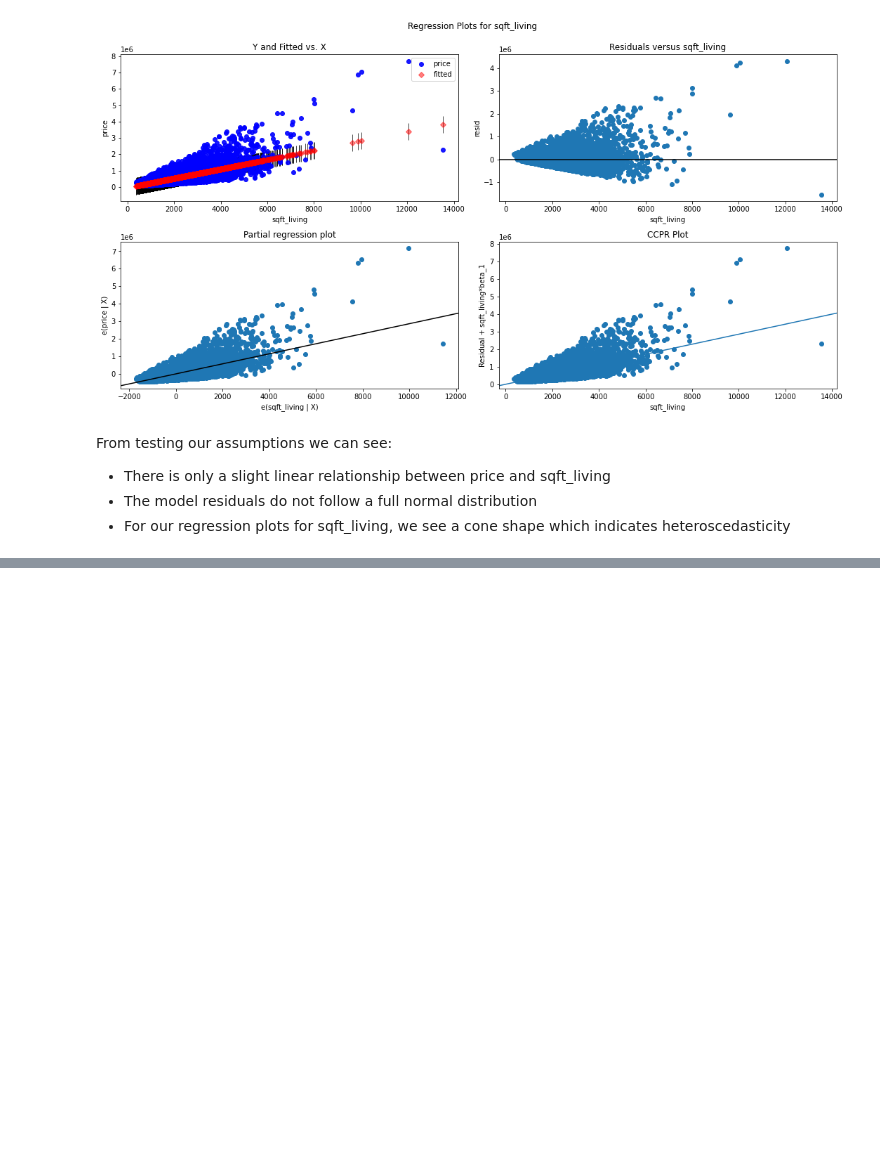
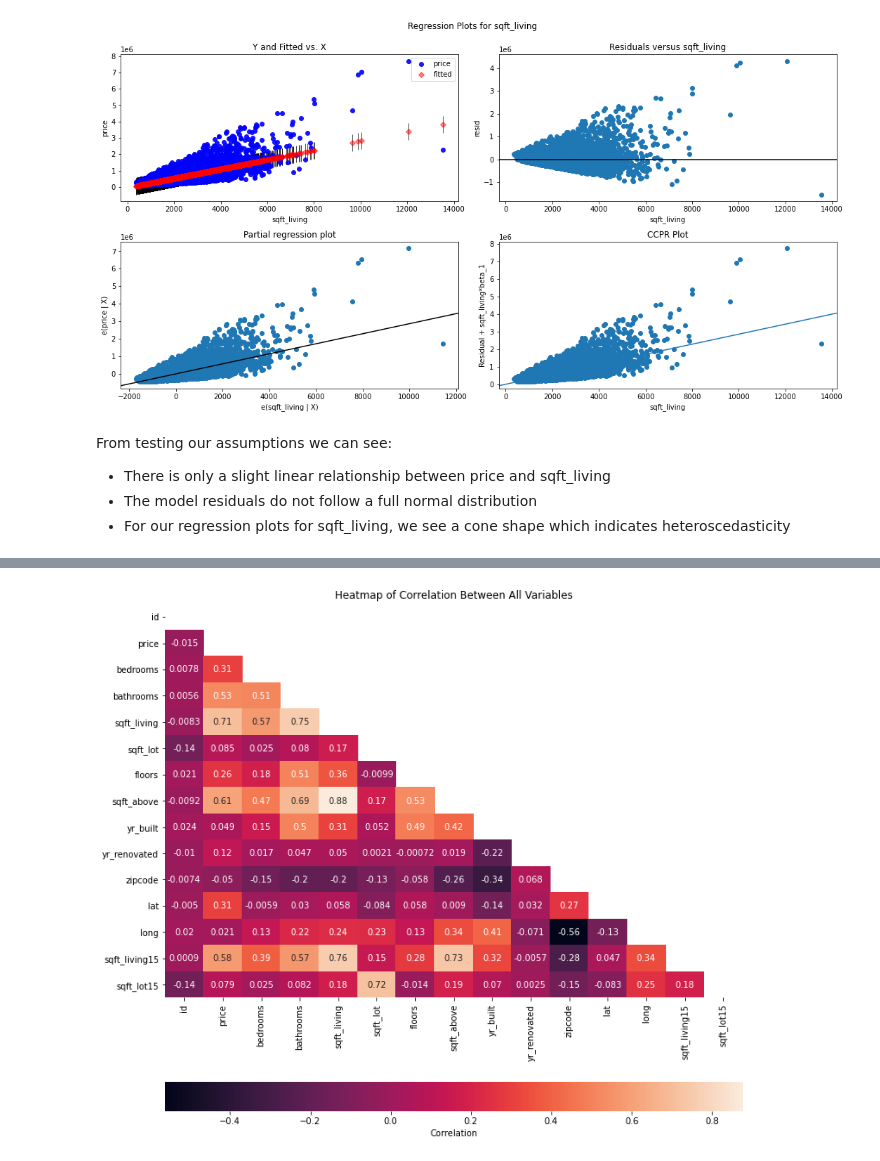
Before and after one commit to aharri123/dsc-phase-2-project-v2-3, a Jupyter notebook: student.ipynb, the cells around one changed output, grey strips where cells are left out. Drawn from its saved outputs; the diff is of its cells as text; code cells hidden in the pictures; blank space fills up the shorter version.

```diff
--- a/student.ipynb
+++ b/student.ipynb
@@ -246,0 +265,18 @@ From testing our assumptions we can see:
+# %%
+#There's a lot of variables so let's see if we can eliminate some variables
+#First we'll create a heatmap to look at the correlation strengths of
+correlation = df.corr()
+
+#Set up axes
+fig, ax = plt.subplots(figsize=(12, 12))
+
+#Create heatmap
+sns.heatmap(data = correlation,
+            annot = True,
+            ax = ax,
+            mask= np.triu(np.ones_like(correlation, dtype=bool)),
+            cbar_kws={"label": "Correlation","orientation": "horizontal"});
+
+ax.set_title("Heatmap of Correlation Between All Variables");
+# %% [output]
+[figure, added]
```
Also changed, not shown: parts of 36 cells of this notebook.
